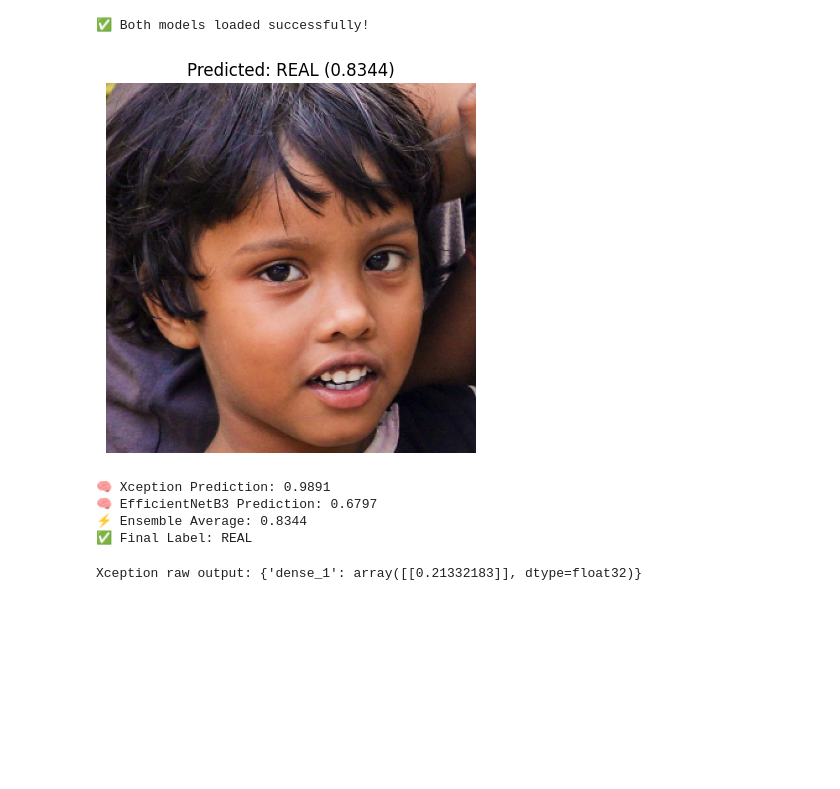
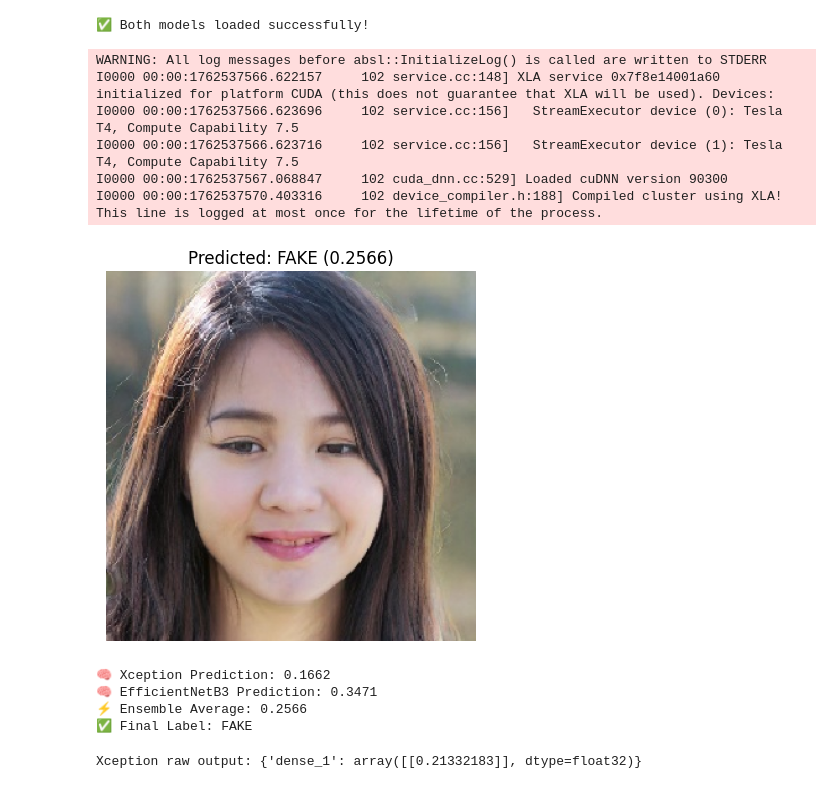
Before and after one commit to shanmukhsainandavarapu/Deepfake_Temp, a Jupyter notebook: ensemble-model.ipynb, the cells around one changed output. Saved outputs shown, nothing was run; the diff lists cells and outputs as text; code cells hidden in the pictures; blank space fills up the shorter version.

Commit message:
Kaggle Notebook | Ensemble_Model | Version 2

```diff
--- a/ensemble-model.ipynb
+++ b/ensemble-model.ipynb
@@ -95,39 +100,45 @@ def ensemble_predict(img_path):
     e_inp = preprocess_for_efficientnet_b3(img_path)
 
     # Predict
     pred_x = xception_model.predict(x_inp, verbose=0)
     if isinstance(pred_x, dict):  # happens with TFSMLayer
         pred_x = list(pred_x.values())[0]
 
     pred_e = efficientnet_model.predict(e_inp, verbose=0)
 
     # Average (soft voting)
     final_pred = (pred_x + pred_e) / 2
     label = "REAL" if final_pred[0][0] > 0.5 else "FAKE"
 
 
     # Display results
     plt.imshow(img_display)
     plt.axis("off")
     plt.title(f"Predicted: {label} ({final_pred[0][0]:.4f})")
     plt.show()
 
     print(f"\n🧠 Xception Prediction: {pred_x[0][0]:.4f}")
     print(f"🧠 EfficientNetB3 Prediction: {pred_e[0][0]:.4f}")
     print(f"⚡ Ensemble Average: {final_pred[0][0]:.4f}")
     print(f"✅ Final Label: {label}")
 
 
 # === 5️⃣ Test on any image ===
-test_image_path = "/kaggle/input/real-and-fake-face-detection/real_and_fake_face/training_real/real_00001.jpg"
+test_image_path = "/kaggle/input/140k-real-and-fake-faces/real_vs_fake/real-vs-fake/test/fake/00276TOPP4.jpg"
 ensemble_predict(test_image_path)
 # %% [output]
 ✅ Both models loaded successfully!
+WARNING: All log messages before absl::InitializeLog() is called are written to STDERR
+I0000 00:00:1762537566.622157     102 service.cc:148] XLA service 0x7f8e14001a60 initialized for platform CUDA (this does not guarantee that XLA will be used). Devices:
+I0000 00:00:1762537566.623696     102 service.cc:156]   StreamExecutor device (0): Tesla T4, Compute Capability 7.5
+I0000 00:00:1762537566.623716     102 service.cc:156]   StreamExecutor device (1): Tesla T4, Compute Capability 7.5
+I0000 00:00:1762537567.068847     102 cuda_dnn.cc:529] Loaded cuDNN version 90300
+I0000 00:00:1762537570.403316     102 device_compiler.h:188] Compiled cluster using XLA!  This line is logged at most once for the lifetime of the process.
-[figure, old version]
+[figure, new version]
-🧠 Xception Prediction: 0.9891
-🧠 EfficientNetB3 Prediction: 0.6797
-⚡ Ensemble Average: 0.8344
-✅ Final Label: REAL
+🧠 Xception Prediction: 0.1662
+🧠 EfficientNetB3 Prediction: 0.3471
+⚡ Ensemble Average: 0.2566
+✅ Final Label: FAKE
 # %%
 # Pick a test image path
 test_image_path = "/kaggle/input/140k-real-and-fake-faces/real_vs_fake/real-vs-fake/test/fake/008BYSE725.jpg"
```
Also changed, not shown: parts of 15 cells of this notebook.
